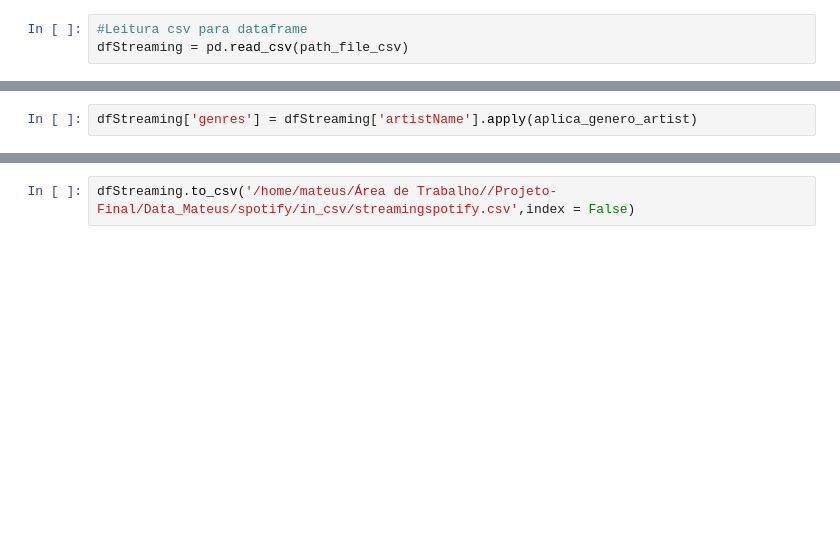
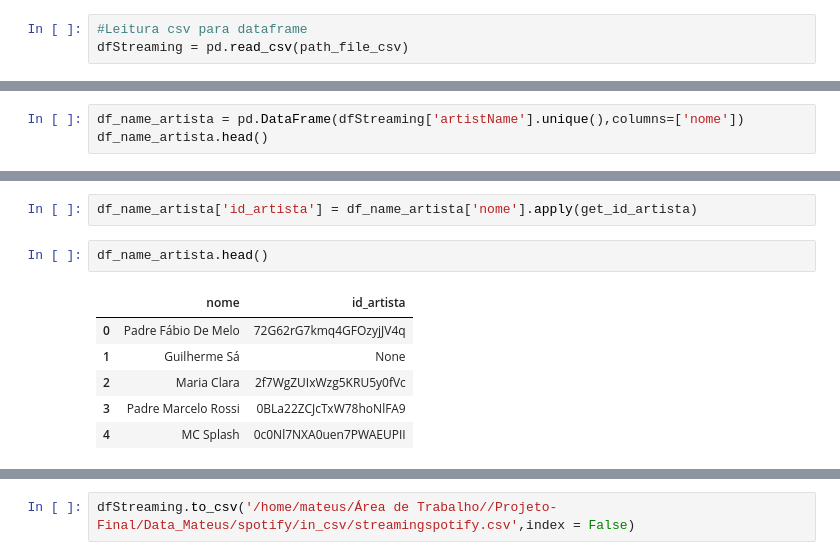
Before and after one commit to JheyssonDouglas/Projeto_Modulo_5, a Jupyter notebook: NotebooksMateus/alimentandoBasespotifyApi.ipynb, the cells around one changed output, grey strips where cells are left out. Drawn from its saved outputs; the diff is of its cells as text; blank space fills up the shorter version.

Commit message:
aplicando id a dfstreaming

```diff
--- a/NotebooksMateus/alimentandoBasespotifyApi.ipynb
+++ b/NotebooksMateus/alimentandoBasespotifyApi.ipynb
@@ -211,0 +176,3 @@ dfStreaming.head()
+# %%
+df_name_artista = pd.DataFrame(dfStreaming['artistName'].unique(),columns=['nome'])
+df_name_artista.head()
@@ -228,4 +213,13 @@ memory usage: 78.8+ KB
-# %%
-dfStreaming['genres'] = dfStreaming['artistName'].apply(aplica_genero_artist)
+# %%
+df_name_artista['id_artista'] = df_name_artista['nome'].apply(get_id_artista)
+# %%
+df_name_artista.head()
+# %% [output]
+|  | nome | id_artista |
+| 0 | Padre Fábio De Melo | 72G62rG7kmq4GFOzyjJV4q |
+| 1 | Guilherme Sá | None |
+| 2 | Maria Clara | 2f7WgZUIxWzg5KRU5y0fVc |
+| 3 | Padre Marcelo Rossi | 0BLa22ZCJcTxW78hoNlFA9 |
+| 4 | MC Splash | 0c0Nl7NXA0uen7PWAEUPII |
 # %%
 dfStreaming.head()
```
Also changed, not shown: parts of 20 cells of this notebook.
